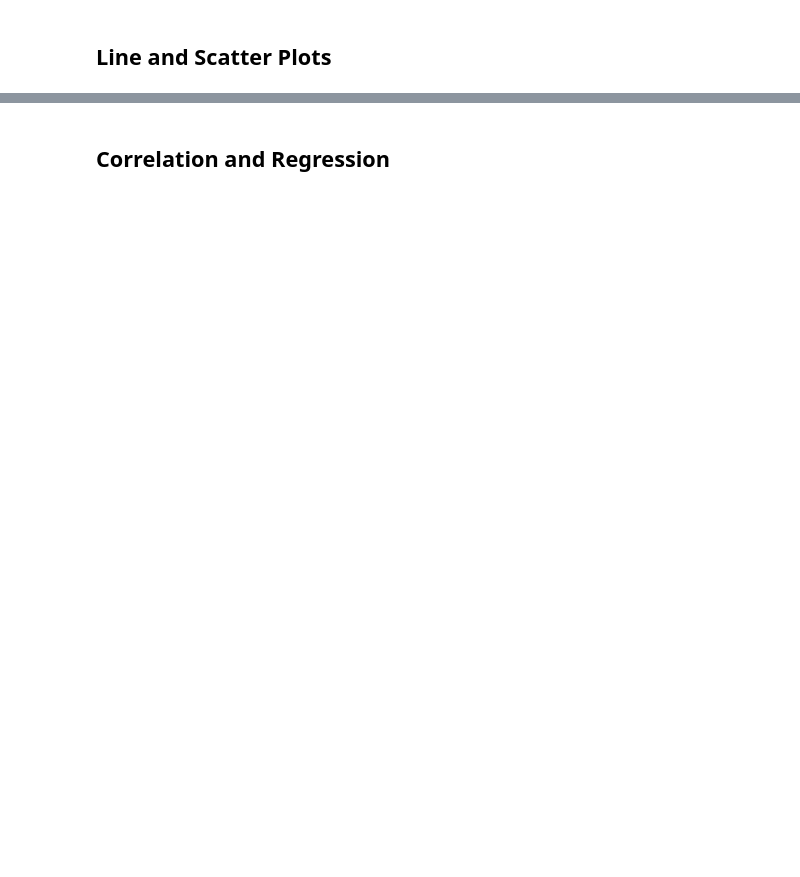
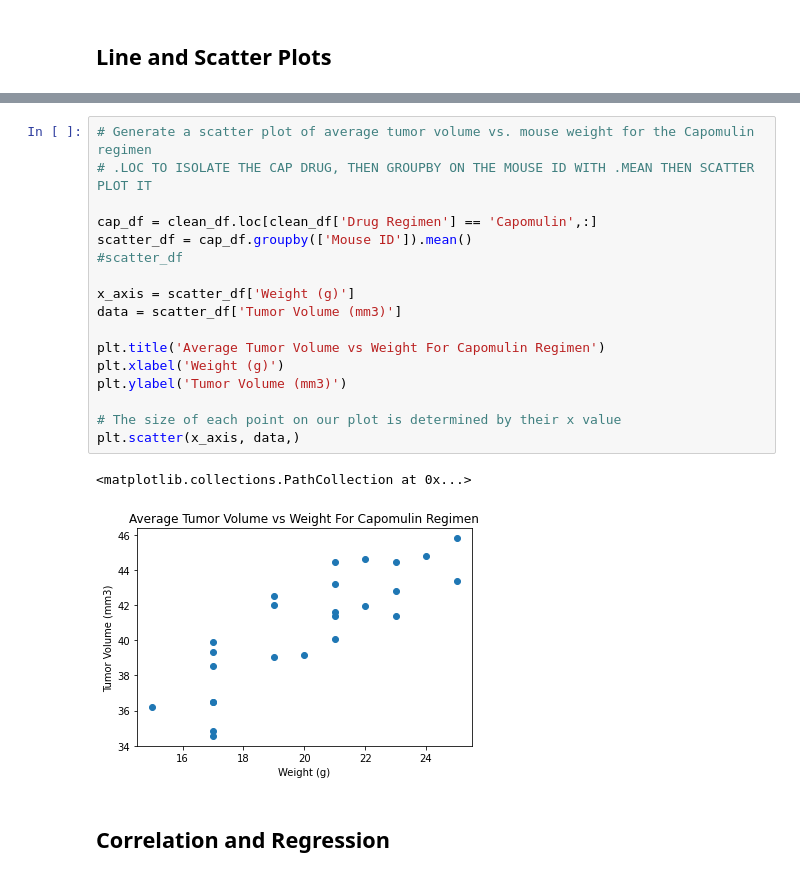
Before and after one commit to PamFernandez/matplotlib-challenge, a Jupyter notebook: pymaceuticals_starter (1).ipynb, the cells around one changed output, grey strips where cells are left out. Saved outputs shown, nothing was run; the diff lists cells and outputs as text; blank space fills up the shorter version.

```diff
--- a/pymaceuticals_starter (1).ipynb
+++ b/pymaceuticals_starter (1).ipynb
@@ -351,3 +406,23 @@ tumor_cef = []
+# %%
+# Generate a scatter plot of average tumor volume vs. mouse weight for the Capomulin regimen
+# .LOC TO ISOLATE THE CAP DRUG, THEN GROUPBY ON THE MOUSE ID WITH .MEAN THEN SCATTER PLOT IT
+
+cap_df = clean_df.loc[clean_df['Drug Regimen'] == 'Capomulin',:]
+scatter_df = cap_df.groupby(['Mouse ID']).mean()
+#scatter_df
+
+x_axis = scatter_df['Weight (g)']
+data = scatter_df['Tumor Volume (mm3)']
+
+plt.title('Average Tumor Volume vs Weight For Capomulin Regimen')
+plt.xlabel('Weight (g)')
+plt.ylabel('Tumor Volume (mm3)')
+
+# The size of each point on our plot is determined by their x value
+plt.scatter(x_axis, data,)
+# %% [output]
+<matplotlib.collections.PathCollection at 0x...>
+[figure, added]
 # %% [markdown]
 ## Correlation and Regression
 # %%
```
Also changed, not shown: parts of 9 cells of this notebook.
